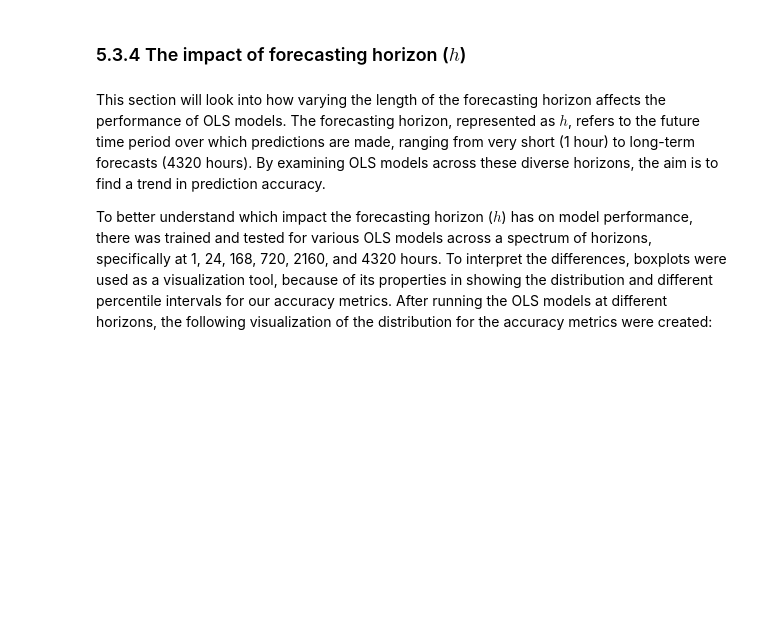
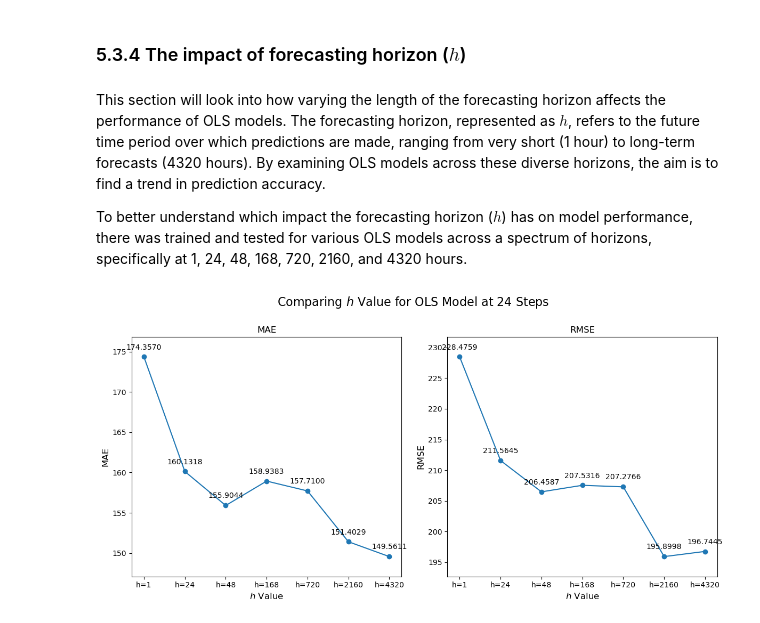
Before and after one commit to madsh0402/Forecasting-energy-consumption, a Jupyter notebook: Forecasting/Remainder Data Preperation.ipynb, the cells around one changed output. Drawn from its saved outputs; the diff is of its cells as text; code cells hidden in the pictures; blank space fills up the shorter version.

Commit message:
add horizon

```diff
--- a/Forecasting/Remainder Data Preperation.ipynb
+++ b/Forecasting/Remainder Data Preperation.ipynb
@@ -55,4 +55,4 @@ Together, these metrics give a framework for evaluating the performance of the f
 # %% [markdown]
 This section will look into how varying the length of the forecasting horizon affects the performance of OLS models. The forecasting horizon, represented as \\( h \\), refers to the future time period over which predictions are made, ranging from very short (1 hour) to long-term forecasts (4320 hours). By examining OLS models across these diverse horizons, the aim is to find a trend in prediction accuracy.
 
-To better understand which impact the forecasting horizon (\\( h \\)) has on model performance, there was trained and tested for various OLS models across a spectrum of horizons, specifically at 1, 24, 168, 720, 2160, and 4320 hours. To interpret the differences, boxplots were used as a visualization tool, because of its properties in showing the distribution and different percentile intervals for our accuracy metrics. After running the OLS models at different horizons, the following visualization of the distribution for the accuracy metrics were created:
+To better understand which impact the forecasting horizon (\\( h \\)) has on model performance, there was trained and tested for various OLS models across a spectrum of horizons, specifically at 1, 24, 48, 168, 720, 2160, and 4320 hours.
@@ -58,0 +63,69 @@ To better understand which impact the forecasting horizon (\\( h \\)) has on mod
+# %%
+base_path = "C:/Users/madsh/OneDrive/Dokumenter/kandidat/Fællesmappe/Forecasting-energy-consumption/Data/Results/OLS/Metrics/"
+
+h1_24steps_results_path    = f"{base_path}h=1_steps_ahead=24_OLS_Metrics.csv"
+h24_24steps_results_path   = f"{base_path}h=24_steps_ahead=24_OLS_Metrics.csv"
+h48_24steps_results_path   = f"{base_path}h=48_steps_ahead=24_OLS_Metrics.csv"
+h168_24steps_results_path  = f"{base_path}h=168_steps_ahead=24_OLS_Metrics.csv"
+h720_24steps_results_path  = f"{base_path}h=720_steps_ahead=24_OLS_Metrics.csv"
+h2160_24steps_results_path = f"{base_path}h=2160_steps_ahead=24_OLS_Metrics.csv"
+h4320_24steps_results_path = f"{base_path}h=4320_steps_ahead=24_OLS_Metrics.csv"
+
+h1_24steps_results    = pd.read_csv(h1_24steps_results_path)
+h24_24steps_results   = pd.read_csv(h24_24steps_results_path)
+h48_24steps_results   = pd.read_csv(h48_24steps_results_path)
+h168_24steps_results  = pd.read_csv(h168_24steps_results_path)
+h720_24steps_results  = pd.read_csv(h720_24steps_results_path)
+h2160_24steps_results = pd.read_csv(h2160_24steps_results_path)
+h4320_24steps_results = pd.read_csv(h4320_24steps_results_path)
+# %%
+# Define a function to plot metrics
+def plot_metric(ax, metric_name):
+    # Directly map metric values from the data
+    metric_values = {
+        'h=1': h1_24steps_results[metric_name].values[0],
+        'h=24': h24_24steps_results[metric_name].values[0],
+        'h=48': h48_24steps_results[metric_name].values[0],
+        'h=168': h168_24steps_results[metric_name].values[0],
+        'h=720': h720_24steps_results[metric_name].values[0],
+        'h=2160': h2160_24steps_results[metric_name].values[0],
+        'h=4320': h4320_24steps_results[metric_name].values[0],
+    }
+
+    # Create a DataFrame from the dictionary
+    df = pd.DataFrame(list(metric_values.items()), columns=['h value', metric_name])
+
+    # Scatter and line plot
+    ax.scatter(df['h value'], df[metric_name], color='#1f77b4')
+    ax.plot(df['h value'], df[metric_name], color='#1f77b4')
+
+    # Annotating each point
+    for i, txt in enumerate(df[metric_name]):
+        ax.annotate(f"{txt:.4f}", (df['h value'][i], df[metric_name][i]),
+                    textcoords="offset points", xytext=(0,10), ha='center', fontsize=10)
+
+    # Setting labels and title
+    ax.set_title(metric_name, fontsize=12)
+    ax.set_xlabel('$h$ Value', fontsize=12)
+    ax.set_ylabel(metric_name, fontsize=12)
+    ax.tick_params(axis='both', which='major', labelsize=10)
+
+    # Adjusting y-axis limits
+    min_val, max_val = df[metric_name].min(), df[metric_name].max()
+    buffer = (max_val - min_val) * 0.1
+    ax.set_ylim(min_val - buffer, max_val + buffer)
+
+# Create a 1x2 subplot for MAE and RMSE
+fig, (ax1, ax2) = plt.subplots(1, 2, figsize=(12, 6))
+
+plot_metric(ax1, 'MAE')
+plot_metric(ax2, 'RMSE')
+
+# Adjust layout
+plt.tight_layout()
+fig.subplots_adjust(top=0.85)
+fig.suptitle('Comparing $h$ Value for OLS Model at 24 Steps', fontsize=16)
+
+plt.show()
+# %% [output]
+[figure, added]
```
Also changed, not shown: parts of 2 cells of this notebook, 2 other files.
